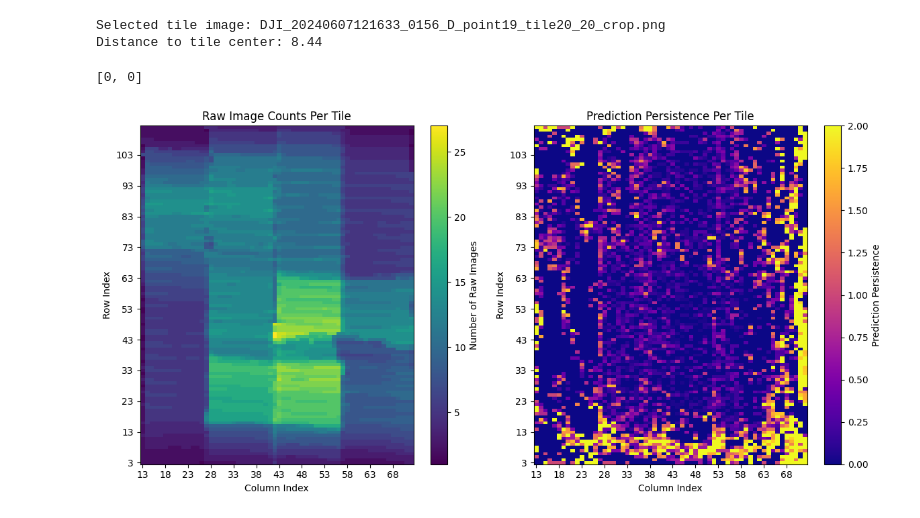
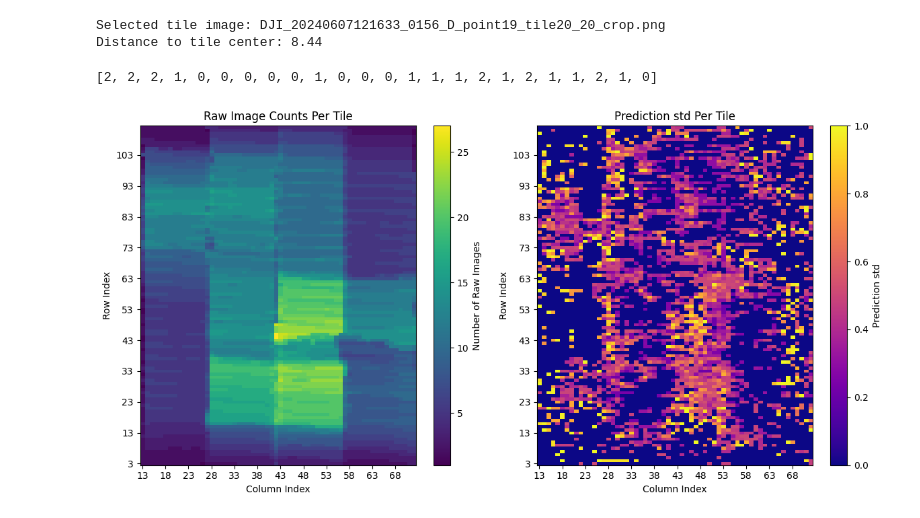
Before and after one commit to botastark/multi-horizon, a Jupyter notebook: src/tile_experiments.ipynb, the cells around one changed output. Drawn from its saved outputs; the diff is of its cells as text; code cells hidden in the pictures.

```diff
--- a/src/tile_experiments.ipynb
+++ b/src/tile_experiments.ipynb
@@ -25,19 +49,3 @@ print(f"Distance to tile center: {minimum_distance:.2f}")
 # %% [output]
 Selected tile image: DJI_20240607121633_0156_D_point19_tile20_20_crop.png
 Distance to tile center: 8.44
-# %%
-predictions = {}
-for row in range(3, 113, 1):
-    for col in range(13, 73, 1):
-        tile_to_test = (row, col)
-        raw_imgs = tile_ops.get_rawimagepath(tile_to_test)
-        predictions_ = []
-
-        for raw_img in raw_imgs:
-            full_path = tiles_dir+raw_img
-            predictions_.extend(predict(full_path))
-        predictions[tile_to_test] = predictions_
-# %%
-predictions[(13,13)]
-# %% [output]
-[0, 0]
@@ -44,3 +94,7 @@ predictions[(13,13)]
+# %%
+predictions[(45,45)]
+# %% [output]
+[2, 2, 2, 1, 0, 0, 0, 0, 0, 1, 0, 0, 0, 1, 1, 1, 2, 1, 2, 1, 1, 2, 1, 0]
 # %%
 import matplotlib.pyplot as plt
 import numpy as np
@@ -50,38 +104,40 @@ rows = range(3, 113)
 cols = range(13, 73)
 raw_img_counts = np.zeros((len(rows), len(cols)))
 persistence = np.zeros((len(rows), len(cols)))
-
+std = np.zeros((len(rows), len(cols)))
 # Populate the raw_img_counts and persistence arrays
 for (row, col), preds in predictions.items():
     row_idx = row - 3
     col_idx = col - 13
     raw_img_counts[row_idx, col_idx] = len(preds)
     if preds:  # Avoid division by zero
         persistence[row_idx, col_idx] = sum(preds) / len(preds)
+        std[row_idx, col_idx] = np.std(preds)
+
 
 # Plot 1: Raw image counts per tile
 plt.figure(figsize=(12, 6))
 plt.subplot(1, 2, 1)
 plt.imshow(raw_img_counts, aspect='auto', cmap='viridis', origin='lower')
 plt.colorbar(label='Number of Raw Images')
 plt.title('Raw Image Counts Per Tile')
 plt.xlabel('Column Index')
 plt.ylabel('Row Index')
 plt.xticks(ticks=np.arange(0, len(cols), 5), labels=np.arange(13, 73, 5))
 plt.yticks(ticks=np.arange(0, len(rows), 10), labels=np.arange(3, 113, 10))
 
 # Plot 2: Prediction persistence per tile
 plt.subplot(1, 2, 2)
-plt.imshow(persistence, aspect='auto', cmap='plasma', origin='lower')
-plt.colorbar(label='Prediction Persistence')
-plt.title('Prediction Persistence Per Tile')
+plt.imshow(std, aspect='auto', cmap='plasma', origin='lower')
+plt.colorbar(label='Prediction std')
+plt.title('Prediction std Per Tile')
 plt.xlabel('Column Index')
 plt.ylabel('Row Index')
 plt.xticks(ticks=np.arange(0, len(cols), 5), labels=np.arange(13, 73, 5))
 plt.yticks(ticks=np.arange(0, len(rows), 10), labels=np.arange(3, 113, 10))
 
 # Show the plots
 plt.tight_layout()
 plt.show()
 # %% [output]
-[figure, old version]
+[figure, new version]
```
Also changed, not shown: parts of 8 cells of this notebook, 3 other files.
